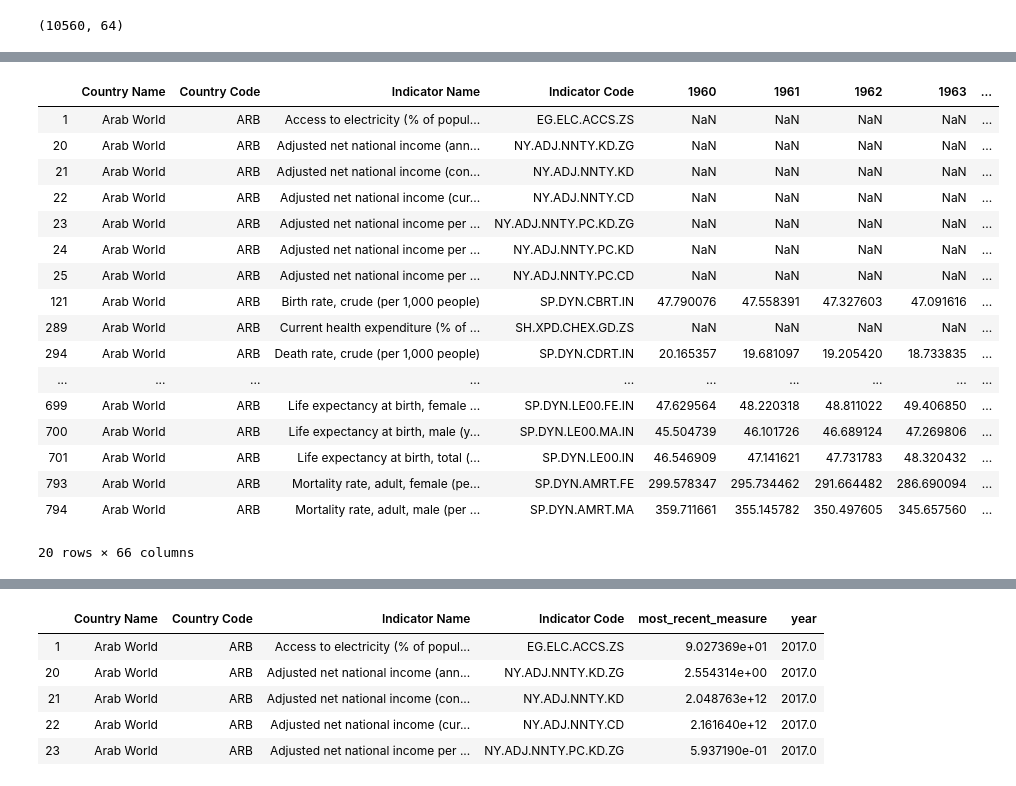
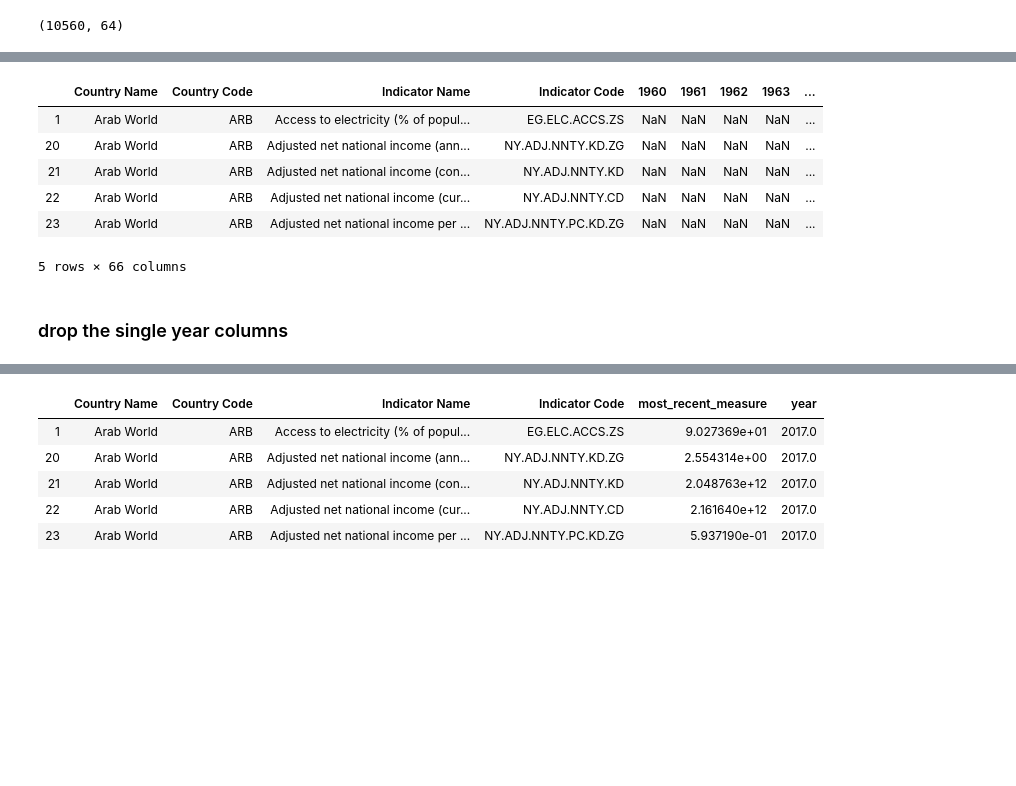
Before and after one commit to dgurnari/covid_19_Oxford_database, a Jupyter notebook: wb_data_fetcher.ipynb, the cells around one changed output, grey strips where cells are left out. Saved outputs shown, nothing was run; the diff lists cells and outputs as text; code cells hidden in the pictures; blank space fills up the shorter version.

```diff
--- a/wb_data_fetcher.ipynb
+++ b/wb_data_fetcher.ipynb
@@ -94,8 +95,7 @@ interesting_indicators.head()
 # %% [markdown]
 ## Slice the dataframe
 # %%
-data = wb_df[wb_df["Indicator Code"].isin(interesting_indicators["code"])]
-#data = wb_df[wb_df["Indicator Code"].isin(["SP.POP.TOTL"])]
+data = wb_df.loc[wb_df["Indicator Code"].isin(interesting_indicators["code"])].copy()
 data.shape
 # %% [output]
 (10560, 64)
@@ -134,23 +127,14 @@ sostituisco 1680 con 1960
 # %%
-data.head(20)
+data.head()
 # %% [output]
 |  | Country Name | Country Code | Indicator Name | Indicator Code | 1960 | 1961 | 1962 | 1963 | ... |
 | 1 | Arab World | ARB | Access to electricity (% of popul... | EG.ELC.ACCS.ZS | NaN | NaN | NaN | NaN | ... |
 | 20 | Arab World | ARB | Adjusted net national income (ann... | NY.ADJ.NNTY.KD.ZG | NaN | NaN | NaN | NaN | ... |
 | 21 | Arab World | ARB | Adjusted net national income (con... | NY.ADJ.NNTY.KD | NaN | NaN | NaN | NaN | ... |
 | 22 | Arab World | ARB | Adjusted net national income (cur... | NY.ADJ.NNTY.CD | NaN | NaN | NaN | NaN | ... |
 | 23 | Arab World | ARB | Adjusted net national income per ... | NY.ADJ.NNTY.PC.KD.ZG | NaN | NaN | NaN | NaN | ... |
-| 24 | Arab World | ARB | Adjusted net national income per ... | NY.ADJ.NNTY.PC.KD | NaN | NaN | NaN | NaN | ... |
-| 25 | Arab World | ARB | Adjusted net national income per ... | NY.ADJ.NNTY.PC.CD | NaN | NaN | NaN | NaN | ... |
-| 121 | Arab World | ARB | Birth rate, crude (per 1,000 people) | SP.DYN.CBRT.IN | 47.790076 | 47.558391 | 47.327603 | 47.091616 | ... |
-| 289 | Arab World | ARB | Current health expenditure (% of ... | SH.XPD.CHEX.GD.ZS | NaN | NaN | NaN | NaN | ... |
-| 294 | Arab World | ARB | Death rate, crude (per 1,000 people) | SP.DYN.CDRT.IN | 20.165357 | 19.681097 | 19.205420 | 18.733835 | ... |
-| ... | ... | ... | ... | ... | ... | ... | ... | ... | ... |
-| 699 | Arab World | ARB | Life expectancy at birth, female ... | SP.DYN.LE00.FE.IN | 47.629564 | 48.220318 | 48.811022 | 49.406850 | ... |
-| 700 | Arab World | ARB | Life expectancy at birth, male (y... | SP.DYN.LE00.MA.IN | 45.504739 | 46.101726 | 46.689124 | 47.269806 | ... |
-| 701 | Arab World | ARB | Life expectancy at birth, total (... | SP.DYN.LE00.IN | 46.546909 | 47.141621 | 47.731783 | 48.320432 | ... |
-| 793 | Arab World | ARB | Mortality rate, adult, female (pe... | SP.DYN.AMRT.FE | 299.578347 | 295.734462 | 291.664482 | 286.690094 | ... |
-| 794 | Arab World | ARB | Mortality rate, adult, male (per ... | SP.DYN.AMRT.MA | 359.711661 | 355.145782 | 350.497605 | 345.657560 | ... |
-20 rows × 66 columns
+5 rows × 66 columns
+# %% [markdown]
+### drop the single year columns
 # %%
 cols_to_drop = [str(year) for year in range(1960, most_recent_year+1)]
```
Also changed, not shown: parts of 9 cells of this notebook.
